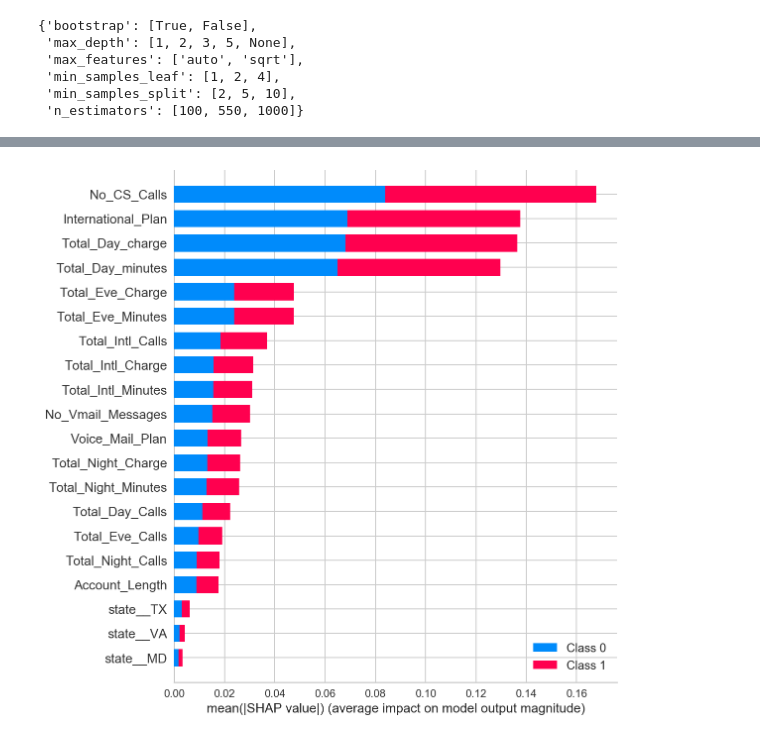
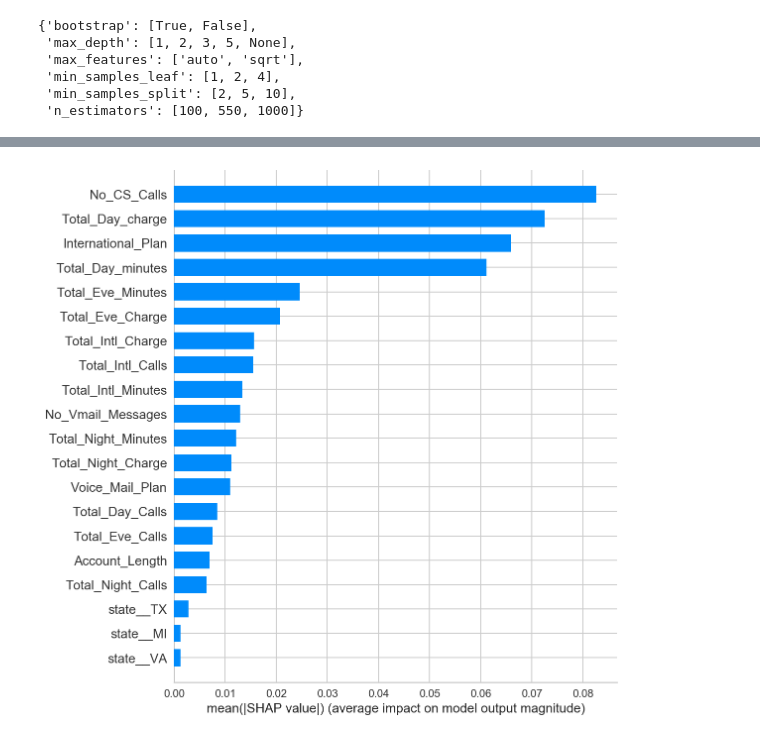
Before and after one commit to algrt-hm/notebooks, a Jupyter notebook: customer_churn/telco_churn.ipynb, the cells around one changed output, grey strips where cells are left out. Saved outputs shown, nothing was run; the diff lists cells and outputs as text; code cells hidden in the pictures.

```diff
--- a/customer_churn/telco_churn.ipynb
+++ b/customer_churn/telco_churn.ipynb
@@ -423,8 +435,8 @@ Default params for random forest:
 # min_samples_leaf = # min data points in given leaf
 # bootstrap = # sampling with/without replacement
 
-# Number of trees in random forest
 n_estimators = list(np.linspace(100, 1000, 3).astype(int))
+#n_estimators = [100]
 
 max_features = ['auto', 'sqrt']
 
@@ -436,14 +448,15 @@ min_samples_split = [2, 5, 10]
 min_samples_leaf = [1, 2, 4]
 
 bootstrap = [True, False]
-# Create the random grid
-random_grid = {'n_estimators': n_estimators,
+
+# Create the grid
+grid = {'n_estimators': n_estimators,
                'max_features': max_features,
                'max_depth': max_depth,
                'min_samples_split': min_samples_split,
                'min_samples_leaf': min_samples_leaf,
                'bootstrap': bootstrap}
-pprint(random_grid)
+pprint(grid)
 # %% [output]
 {'bootstrap': [True, False],
  'max_depth': [1, 2, 3, 5, None],
@@ -457,11 +470,11 @@ recall_scorer = make_scorer(recall_score)
 
 # Grid search
 cv = GridSearchCV(RandomForestClassifier(),
-                               param_grid=random_grid,
+                               param_grid=grid,
                                scoring=recall_scorer,
                                cv=3,
                                verbose=2,
-                               n_jobs=-1)
+                               n_jobs=-1, iid=False)
 
 # Fit the random search model
 cv.fit(X_train, y_train)
@@ -578,10 +573,10 @@ shap_values_train = explainer.shap_values(X_train)
 # %%
 # General explainability -- influence of features
 shap.initjs()
-shap.summary_plot(shap_values_train, X_train, plot_type="bar")
+shap.summary_plot(shap_values_train[1], X_train, plot_type="bar")
 # %% [output]
 [interactive output not drawn]
-[figure, old version]
+[figure, new version]
 # %%
 # If we find a misclassification
 y_hat = cv.best_estimator_.predict(X_test)
```
Also changed, not shown: parts of 19 cells of this notebook, 1 other file.
